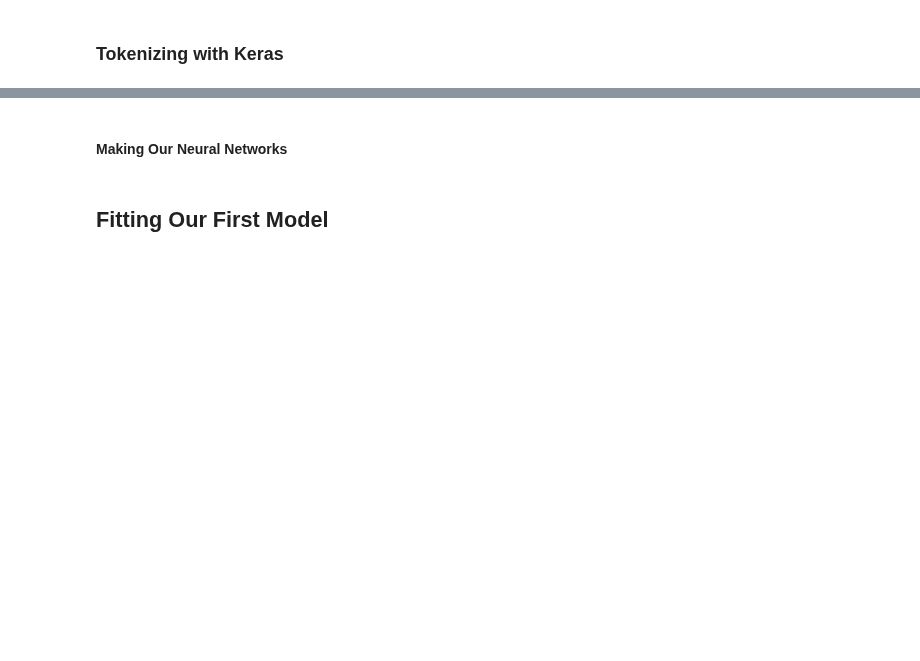
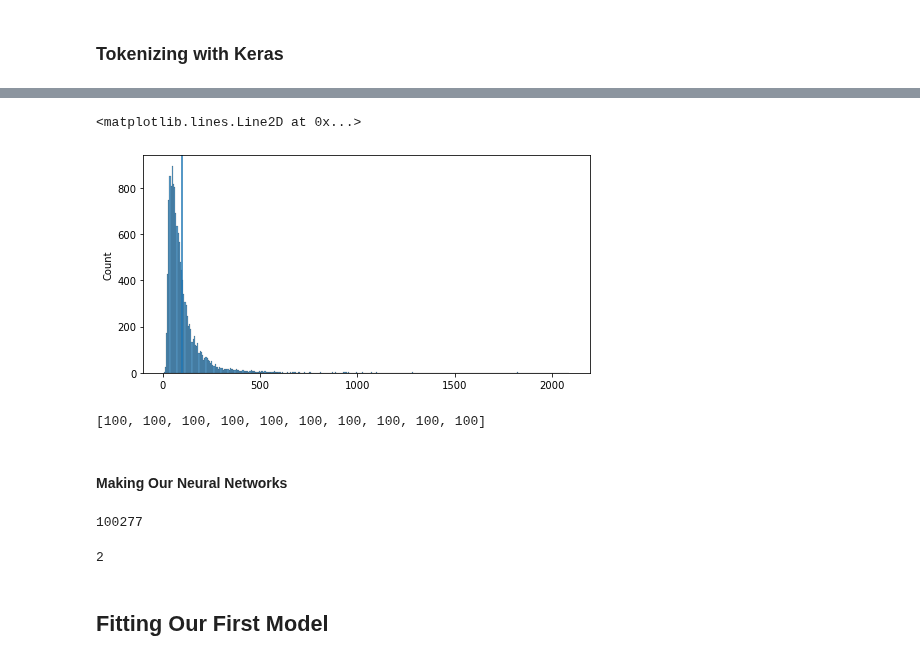
Before and after one commit to flatiron-school/Online-DS-FT-022221-Cohort-Notes, a Jupyter notebook: Phase_4/topic_42_tuning_neural_networks/topic_42_tuning_ANNs_with_deep_NLP_v1_SG.ipynb, the cells around one changed output, grey strips where cells are left out. Drawn from its saved outputs; the diff is of its cells as text; code cells hidden in the pictures; blank space fills up the shorter version.

```diff
--- a/Phase_4/topic_42_tuning_neural_networks/topic_42_tuning_ANNs_with_deep_NLP_v1_SG.ipynb
+++ b/Phase_4/topic_42_tuning_neural_networks/topic_42_tuning_ANNs_with_deep_NLP_v1_SG.ipynb
@@ -388,2 +682,10 @@ MAX_SEQUENCE_LENGTH
+# %%
+## Plot our cutoff
+## visualize distribution of lengthsw
+ax = sns.histplot(seq_lens)
+ax.axvline(MAX_SEQUENCE_LENGTH)
+# %% [output]
+<matplotlib.lines.Line2D at 0x...>
+[figure, added]
 # %%
 ## pad X_train_seq and X_test_seq
@@ -390,13 +694,22 @@ MAX_SEQUENCE_LENGTH
+# %%
+seq_lens = [len(x) for x in X_test_pad]
+seq_lens[:10]
+# %% [output]
+[100, 100, 100, 100, 100, 100, 100, 100, 100, 100]
 # %% [markdown]
 #### Making Our Neural Networks
 # %%
 ## Set the max words equal to tokenizer's word index
-MAX_WORDS = None
+MAX_WORDS = len(tokenizer.word_index)
 MAX_WORDS
+# %% [output]
+100277
 # %%
 ## Save num classes for final layer
-n_classes = None
+n_classes = y_train.shape[1]
 n_classes
+# %% [output]
+2
 # %% [markdown]
 ## Fitting Our First Model
 # %%
```
Also changed, not shown: parts of 73 cells of this notebook, 4 other files.
